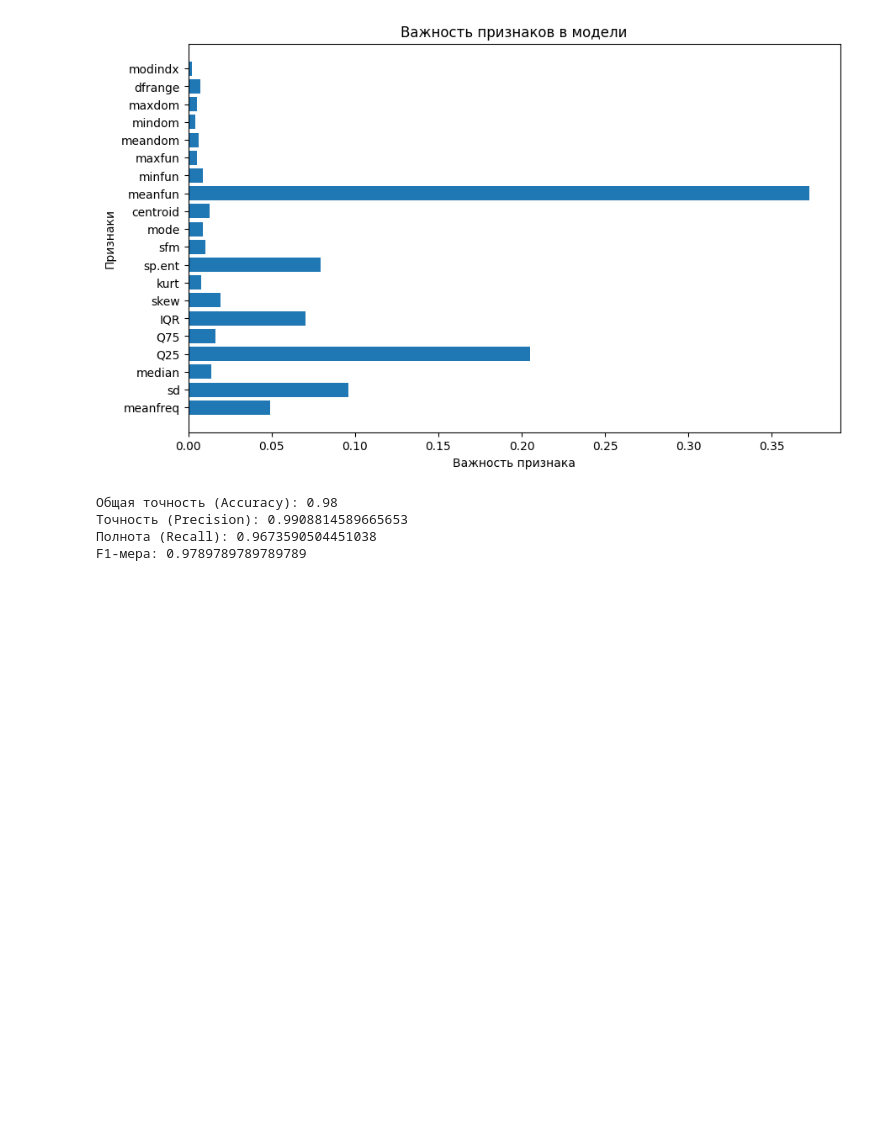
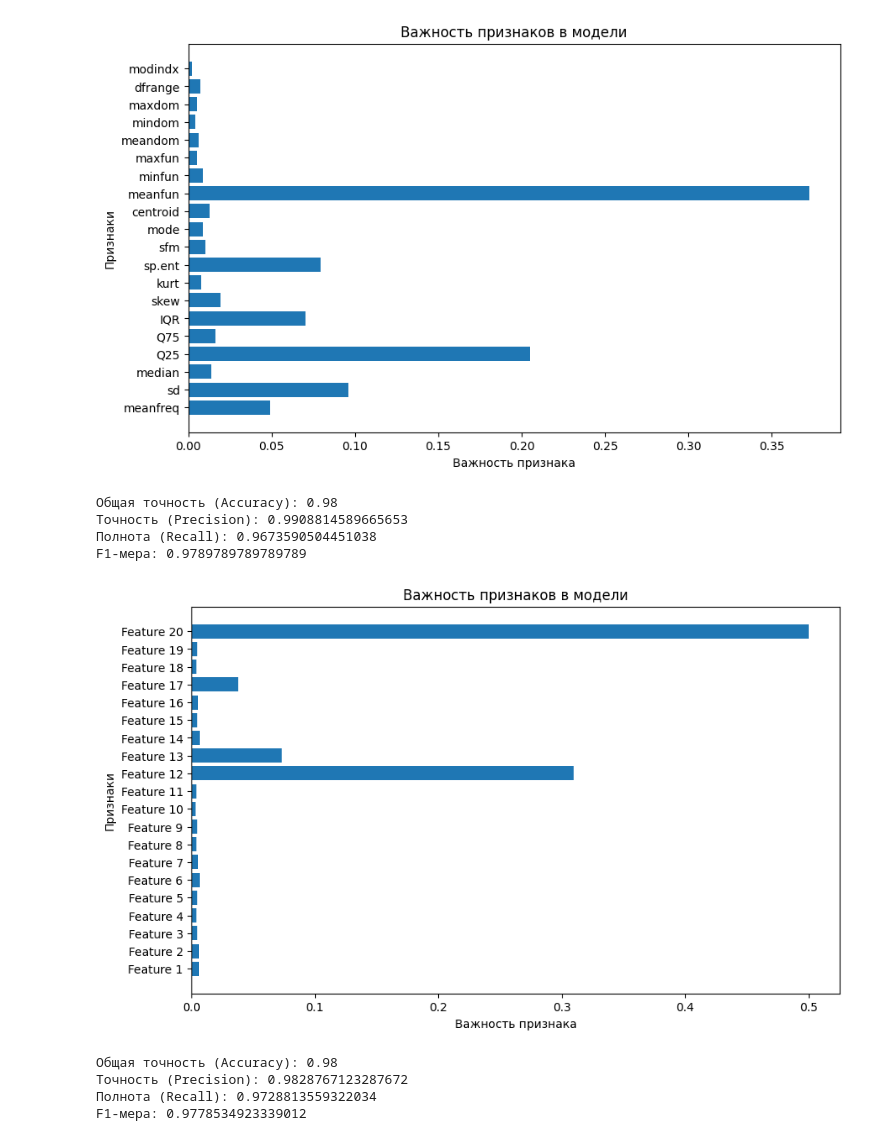
Before and after one commit to SBMPEI-VM-22-MAG/DaKM-COURSEWORK, a Jupyter notebook: src/RandomForestClassifier.ipynb, the cells around one changed output. Saved outputs shown, nothing was run; the diff lists cells and outputs as text; code cells hidden in the pictures; blank space fills up the shorter version.

```diff
--- a/src/RandomForestClassifier.ipynb
+++ b/src/RandomForestClassifier.ipynb
@@ -51,3 +51,48 @@ print("F1-мера:", f1)
 Точность (Precision): 0.9908814589665653
 Полнота (Recall): 0.9673590504451038
 F1-мера: 0.9789789789789789
+# %%
+import numpy as np
+import matplotlib.pyplot as plt
+from sklearn.model_selection import train_test_split
+from sklearn.ensemble import RandomForestClassifier
+from sklearn.metrics import accuracy_score, f1_score, precision_score, recall_score
+from sklearn.datasets import make_classification  # Импортируем make_classification
+
+# Генерация синтетических данных
+X, y = make_classification(n_samples=3000, n_features=20, random_state=42)
+
+# Разделение данных на обучающий и тестовый наборы
+X_train, X_test, y_train, y_test = train_test_split(X, y, test_size=0.2, random_state=42)
+
+# Создание и обучение модели RandomForestClassifier
+clf = RandomForestClassifier(n_estimators=10, random_state=42)  # Используем RandomForestClassifier
+clf.fit(X_train, y_train)
+
+# Визуализация важности признаков
+feature_importances = clf.feature_importances_
+feature_names = [f"Feature {i}" for i in range(1, len(feature_importances) + 1)]
+plt.figure(figsize=(10, 6))
+plt.barh(feature_names, feature_importances)
+plt.xlabel('Важность признака')
+plt.ylabel('Признаки')
+plt.title('Важность признаков в модели')
+plt.show()
+
+# Оценка модели
+y_pred = clf.predict(X_test)
+accuracy = accuracy_score(y_test, y_pred)
+precision = precision_score(y_test, y_pred)
+recall = recall_score(y_test, y_pred)
+f1 = f1_score(y_test, y_pred)
+
+print(f'Общая точность (Accuracy): {accuracy:.2f}')
+print("Точность (Precision):", precision)
+print("Полнота (Recall):", recall)
+print("F1-мера:", f1)
+# %% [output]
+[figure, added]
+Общая точность (Accuracy): 0.98
+Точность (Precision): 0.9828767123287672
+Полнота (Recall): 0.9728813559322034
+F1-мера: 0.9778534923339012
```
Also changed, not shown: 8 other files.
